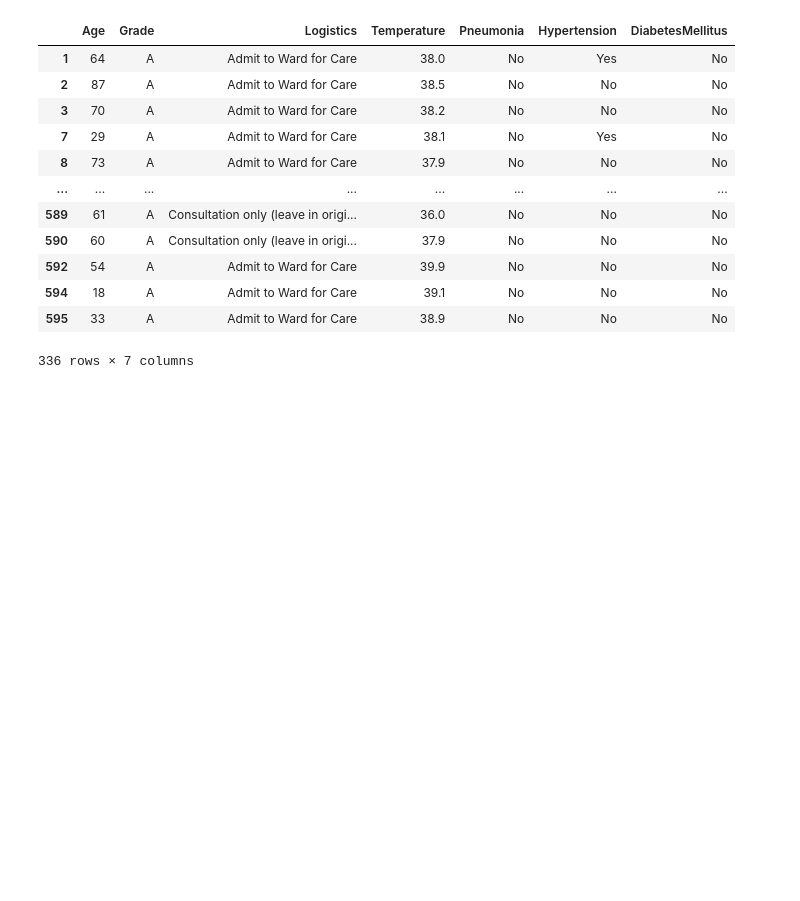
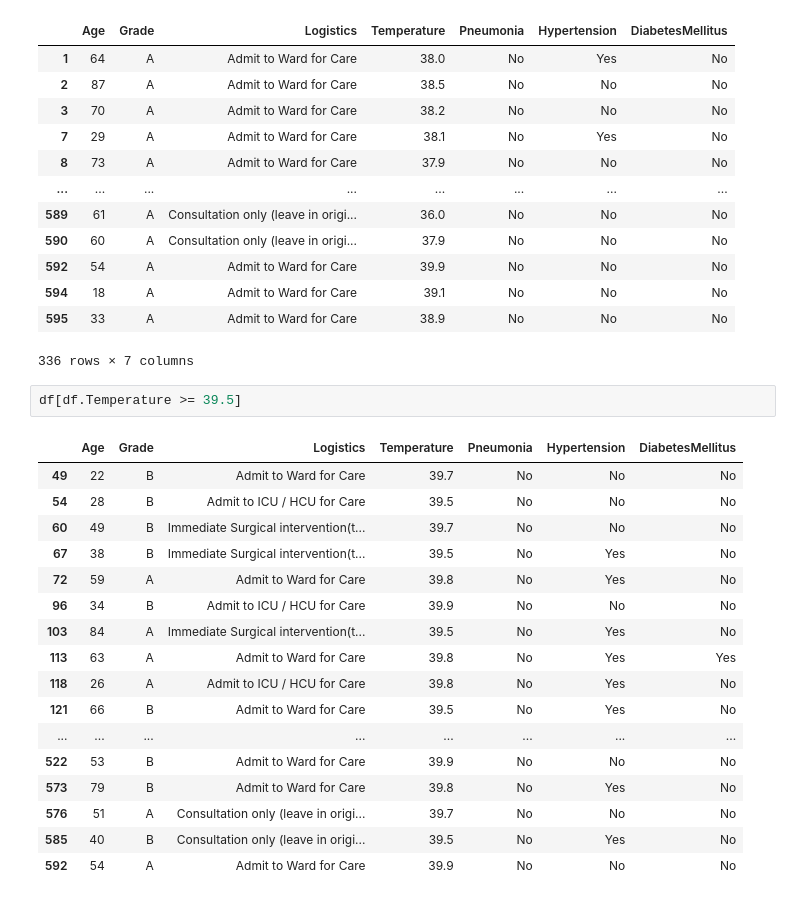
Before and after one commit to StephJones87/Udemy_Biostatistics_FUndamentals, a Jupyter notebook: Working_with_data.ipynb, the cells around one changed output. Drawn from its saved outputs; the diff is of its cells as text; blank space fills up the shorter version.

```diff
--- a/Working_with_data.ipynb
+++ b/Working_with_data.ipynb
@@ -98,3 +98,23 @@ df[df.Grade == "A"]
 | 594 | 18 | A | Admit to Ward for Care | 39.1 | No | No | No |
 | 595 | 33 | A | Admit to Ward for Care | 38.9 | No | No | No |
 336 rows × 7 columns
+# %%
+df[df.Temperature >= 39.5]
+# %% [output]
+|  | Age | Grade | Logistics | Temperature | Pneumonia | Hypertension | DiabetesMellitus |
+| 49 | 22 | B | Admit to Ward for Care | 39.7 | No | No | No |
+| 54 | 28 | B | Admit to ICU / HCU for Care | 39.5 | No | No | No |
+| 60 | 49 | B | Immediate Surgical intervention(t... | 39.7 | No | No | No |
+| 67 | 38 | B | Immediate Surgical intervention(t... | 39.5 | No | Yes | No |
+| 72 | 59 | A | Admit to Ward for Care | 39.8 | No | Yes | No |
+| 96 | 34 | B | Admit to ICU / HCU for Care | 39.9 | No | No | No |
+| 103 | 84 | A | Immediate Surgical intervention(t... | 39.5 | No | Yes | No |
+| 113 | 63 | A | Admit to Ward for Care | 39.8 | No | Yes | Yes |
+| 118 | 26 | A | Admit to ICU / HCU for Care | 39.8 | No | Yes | No |
+| 121 | 66 | B | Admit to Ward for Care | 39.5 | No | Yes | No |
+| ... | ... | ... | ... | ... | ... | ... | ... |
+| 522 | 53 | B | Admit to Ward for Care | 39.9 | No | No | No |
+| 573 | 79 | B | Admit to Ward for Care | 39.8 | No | Yes | No |
+| 576 | 51 | A | Consultation only (leave in origi... | 39.7 | No | No | No |
+| 585 | 40 | B | Consultation only (leave in origi... | 39.5 | No | Yes | No |
+| 592 | 54 | A | Admit to Ward for Care | 39.9 | No | No | No |
```
Also changed, not shown: parts of 2 cells of this notebook.
